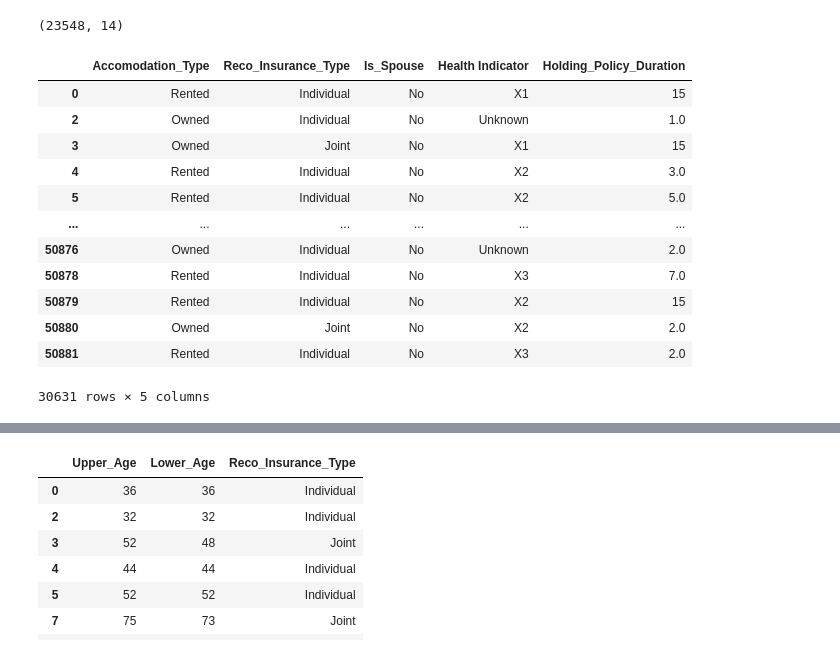
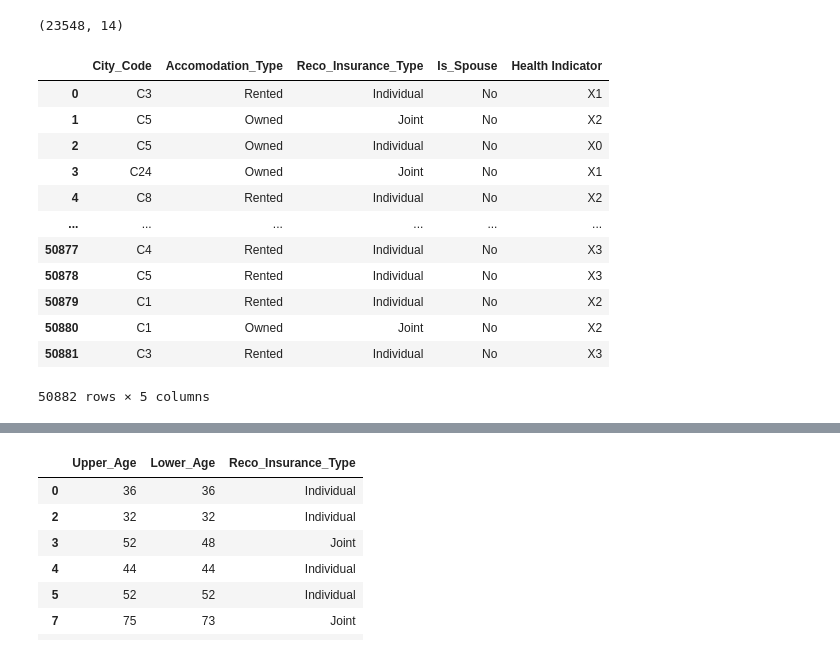
Before and after one commit to Suchitra-Majumdar/Health_Insurance_Lead_Prediction, a Jupyter notebook: Health Insurance Lead Prediction.ipynb, the cells around one changed output, grey strips where cells are left out. Cells and saved outputs as stored; diff of their text form; code cells hidden in the pictures.

```diff
--- a/Health Insurance Lead Prediction.ipynb
+++ b/Health Insurance Lead Prediction.ipynb
@@ -204,2 +314,8 @@ Name: Holding_Policy_Duration, dtype: int64
 # %%
-df['Health Indicator'] = df['Health Indicator'].fillna('Unknown')
+df['Health Indicator'] = df['Health Indicator'].fillna('X0')
+test_data['Health Indicator'] = test_data['Health Indicator'].fillna('X0')
+# %%
+df['Holding_Policy_Duration'] = df['Holding_Policy_Duration'].fillna(df['Holding_Policy_Duration'].median())
+df['Holding_Policy_Type'] = df['Holding_Policy_Type'].fillna(df['Holding_Policy_Type'].median())
+test_data['Holding_Policy_Duration'] = test_data['Holding_Policy_Duration'].fillna(test_data['Holding_Policy_Duration'].median())
+test_data['Holding_Policy_Type'] = test_data['Holding_Policy_Type'].fillna(test_data['Holding_Policy_Type'].median())
@@ -223,3 +357,5 @@ X5                0           1319
 X9                0             49
                   1             14
 Name: Response, dtype: int64
+# %%
+health_ind_dic = {i:int(re.split('(\d+)',i)[1]) for i in df['Health Indicator'].unique()}
@@ -225,0 +375,2 @@ Name: Response, dtype: int64
+# %%
+df['Health Indicator'] = df['Health Indicator'].map(health_ind_dic)
@@ -317,23 +483,23 @@ df1.shape
 # %%
 #Returns dataframe with only categorical columns
 def check_categorical(dataset):
     cat_columns = dataset.select_dtypes(include=['object','category']).columns
     return dataset[cat_columns]
-check_categorical(df1)
+check_categorical(df)
 # %% [output]
-|  | Accomodation_Type | Reco_Insurance_Type | Is_Spouse | Health Indicator | Holding_Policy_Duration |
-| 0 | Rented | Individual | No | X1 | 15 |
-| 2 | Owned | Individual | No | Unknown | 1.0 |
-| 3 | Owned | Joint | No | X1 | 15 |
-| 4 | Rented | Individual | No | X2 | 3.0 |
-| 5 | Rented | Individual | No | X2 | 5.0 |
+|  | City_Code | Accomodation_Type | Reco_Insurance_Type | Is_Spouse | Health Indicator |
+| 0 | C3 | Rented | Individual | No | X1 |
+| 1 | C5 | Owned | Joint | No | X2 |
+| 2 | C5 | Owned | Individual | No | X0 |
+| 3 | C24 | Owned | Joint | No | X1 |
+| 4 | C8 | Rented | Individual | No | X2 |
 | ... | ... | ... | ... | ... | ... |
-| 50876 | Owned | Individual | No | Unknown | 2.0 |
-| 50878 | Rented | Individual | No | X3 | 7.0 |
-| 50879 | Rented | Individual | No | X2 | 15 |
-| 50880 | Owned | Joint | No | X2 | 2.0 |
-| 50881 | Rented | Individual | No | X3 | 2.0 |
+| 50877 | C4 | Rented | Individual | No | X3 |
+| 50878 | C5 | Rented | Individual | No | X3 |
+| 50879 | C1 | Rented | Individual | No | X2 |
+| 50880 | C1 | Owned | Joint | No | X2 |
+| 50881 | C3 | Rented | Individual | No | X3 |
-30631 rows × 5 columns
+50882 rows × 5 columns
 # %%
 #Returns dataframe with only numerical columns
 def check_numerical(dataset):
```
Also changed, not shown: parts of 78 cells of this notebook, 11 other files.
